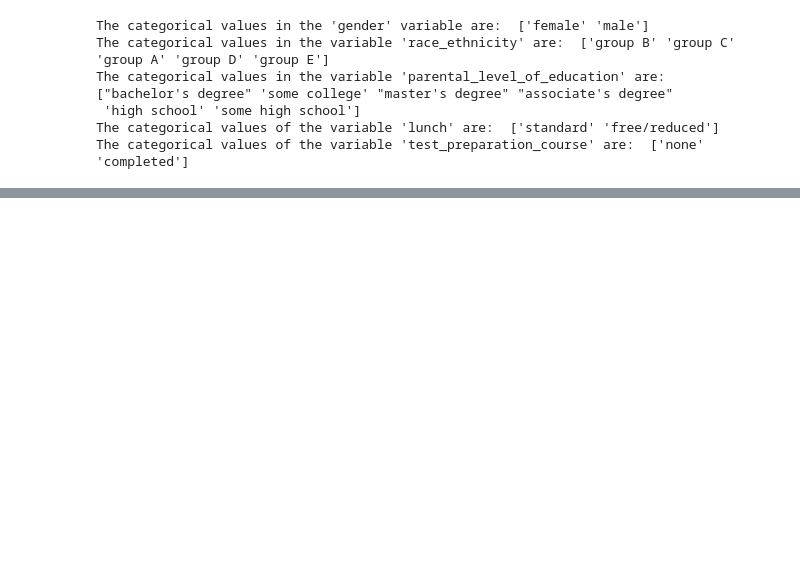
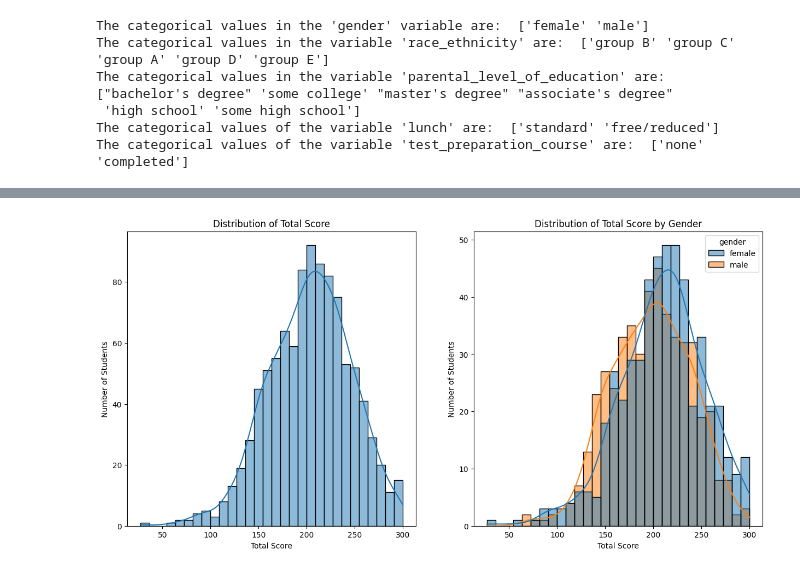
Before and after one commit to yomnaSalamaa/Student-Performance-Indicator, a Jupyter notebook: notebook/EDA_student_performance.ipynb, the cells around one changed output, grey strips where cells are left out. Drawn from its saved outputs; the diff is of its cells as text; code cells hidden in the pictures; blank space fills up the shorter version.

```diff
--- a/notebook/EDA_student_performance.ipynb
+++ b/notebook/EDA_student_performance.ipynb
@@ -140,0 +156,18 @@ df.head()
+# %%
+plt.figure(figsize=(15,7))
+
+plt.subplot(1,2,1)
+sns.histplot(data = df, x = "total_score", kde = True, bins = 30)
+plt.title("Distribution of Total Score")
+plt.xlabel("Total Score")
+plt.ylabel("Number of Students")
+
+plt.subplot(1,2,2)
+sns.histplot(data =  df, x = "total_score", kde = True, bins = 30, hue = "gender")
+plt.title("Distribution of Total Score by Gender")
+plt.xlabel("Total Score")
+plt.ylabel("Number of Students")
+
+plt.show()
+# %% [output]
+[figure, added]
```
Also changed, not shown: parts of 15 cells of this notebook, 1 other file.
